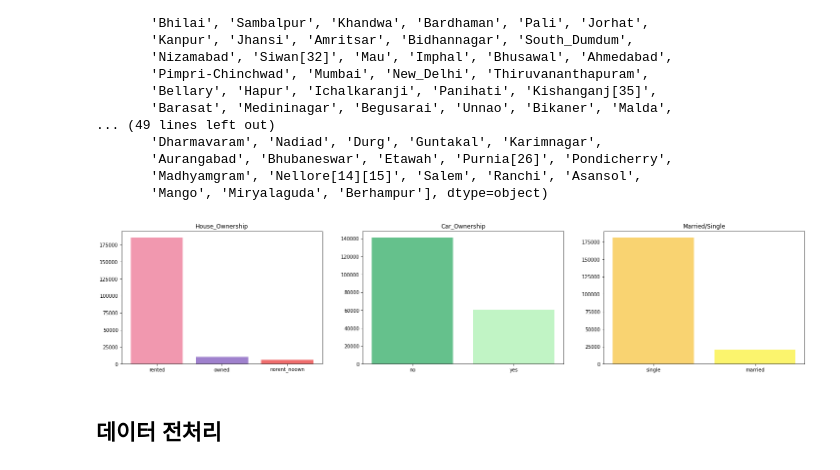
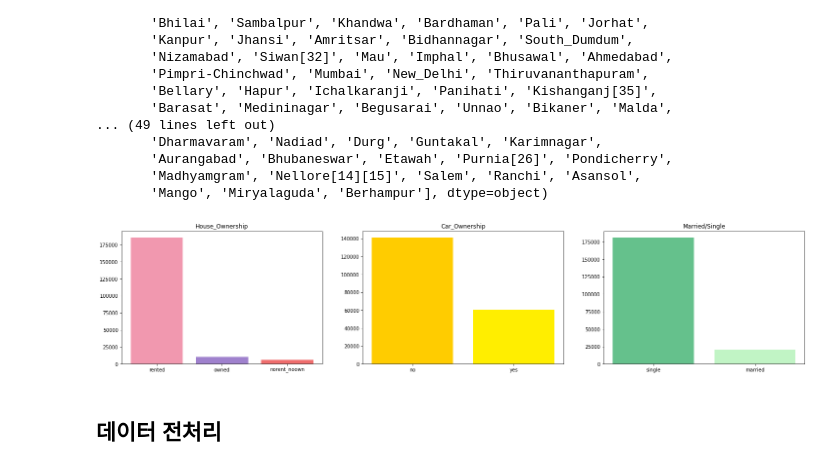
Before and after one commit to hwon-n/section6_project1, a Jupyter notebook: CP1.ipynb, the cells around one changed output. Saved outputs shown, nothing was run; the diff lists cells and outputs as text; code cells hidden in the pictures.

```diff
--- a/CP1.ipynb
+++ b/CP1.ipynb
@@ -139,26 +158,26 @@ car = train.Car_Ownership.value_counts()
 marr_sin = train['Married/Single'].value_counts()
 
 # 색상 지정
-h_color = ['#F198AF', '#9F81CD', '#EF6D6D']
-c_color = ['#65C18C', '#C1F4C5']
-m_color = ['#F9D371', '#FBF46D']
+pink = ['#F198AF', '#9F81CD', '#EF6D6D']
+green = ['#65C18C', '#C1F4C5']
+yellow = ['#FFCC00', '#FFEE00', '#FFFF66', '#FFF18D']
 # %%
 plt.figure(figsize = (25, 5))
 plt.subplot(1, 3, 1)
-plt.bar(house.index, house.values, color = h_color)
+plt.bar(house.index, house.values, color = pink)
 plt.title('House_Ownership')
 
 plt.subplot(1, 3, 2)
-plt.bar(car.index, car.values, color = c_color)
+plt.bar(car.index, car.values, color = yellow)
 plt.title('Car_Ownership')
 
 plt.subplot(1, 3, 3)
-plt.bar(marr_sin.index, marr_sin.values, color = m_color)
+plt.bar(marr_sin.index, marr_sin.values, color = green)
 plt.title('Married/Single')
 
 plt.show();
 # %% [output]
-[figure, old version]
+[figure, new version]
 # %% [markdown]
 ## 데이터 전처리
 # %%
```
Also changed, not shown: parts of 17 cells of this notebook.
